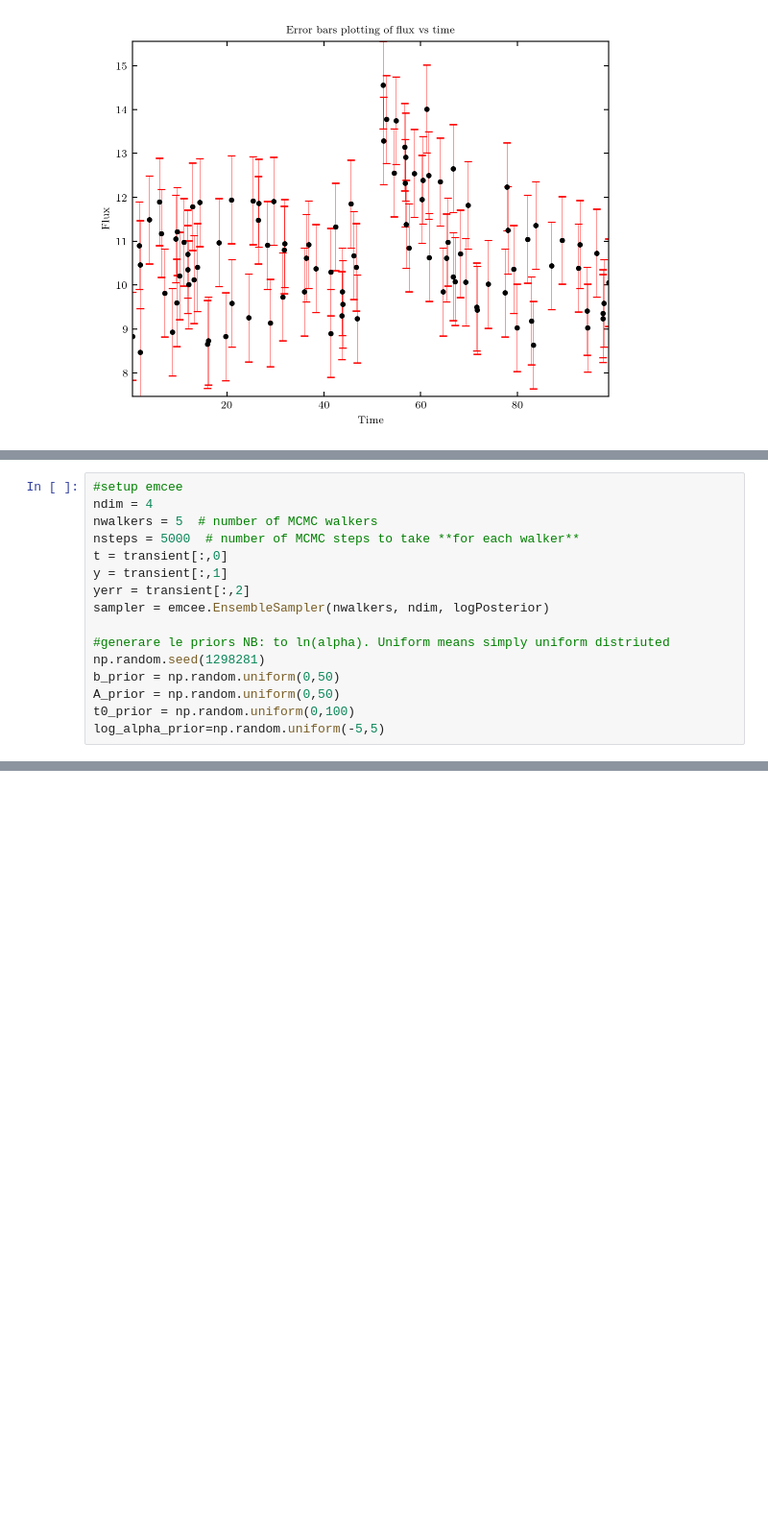
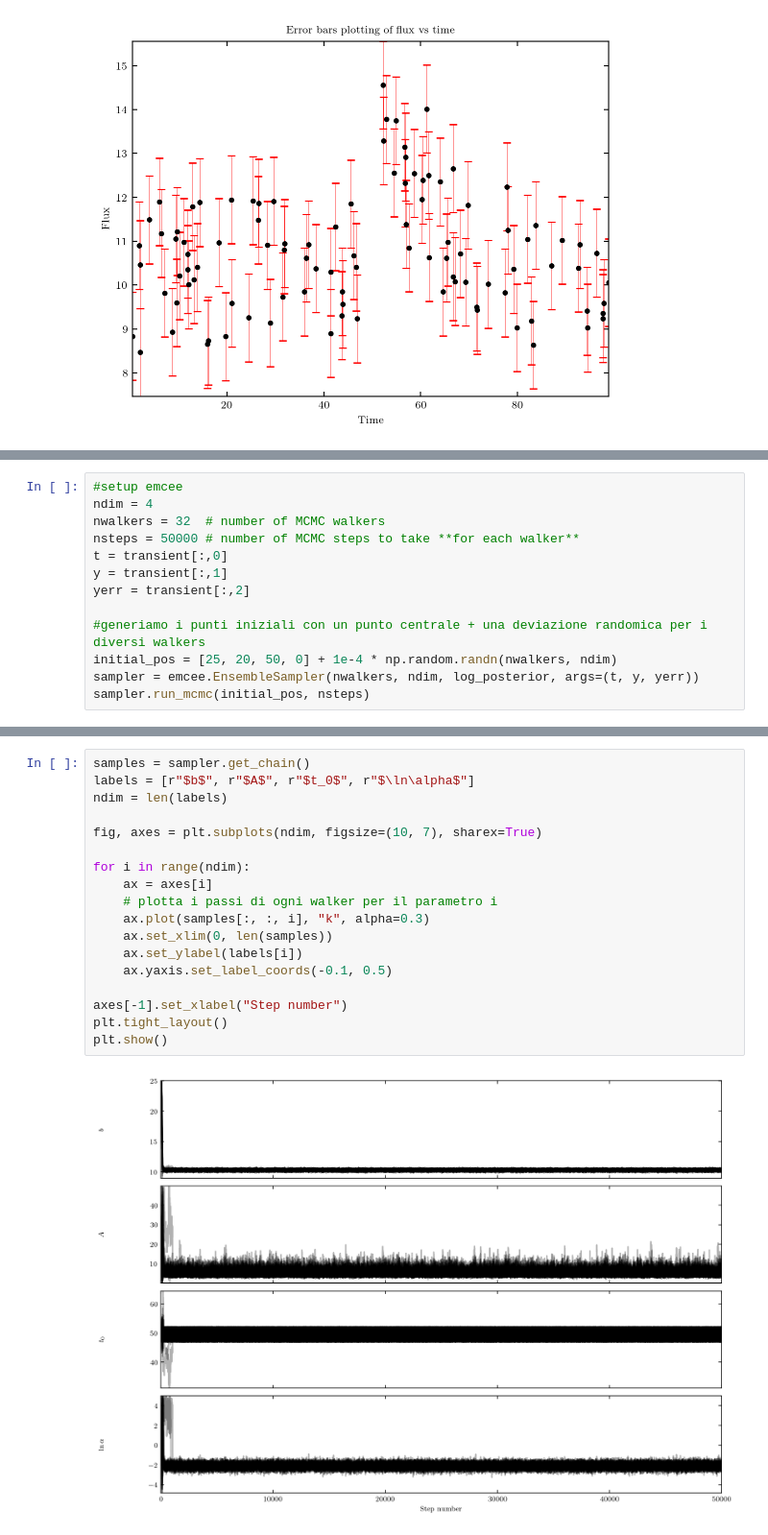
Before and after one commit to loredp02/astrostatistics_bicocca_2026, a Jupyter notebook: my_codes/ex_L11_Transient_Universe.ipynb, the cells around one changed output, grey strips where cells are left out. Shown at 96% size. Cells and saved outputs as stored; diff of their text form; blank space fills up the shorter version.

```diff
--- a/my_codes/ex_L11_Transient_Universe.ipynb
+++ b/my_codes/ex_L11_Transient_Universe.ipynb
@@ -114,16 +118,13 @@ def logPosterior(t, yerr):
 # %%
 #setup emcee
 ndim = 4
-nwalkers = 5  # number of MCMC walkers
-nsteps = 5000  # number of MCMC steps to take **for each walker**
+nwalkers = 32  # number of MCMC walkers
+nsteps = 50000 # number of MCMC steps to take **for each walker**
 t = transient[:,0]
 y = transient[:,1]
 yerr = transient[:,2]
-sampler = emcee.EnsembleSampler(nwalkers, ndim, logPosterior)
 
-#generare le priors NB: to ln(alpha). Uniform means simply uniform distriuted
-np.random.seed(1298281)
-b_prior = np.random.uniform(0,50)
-A_prior = np.random.uniform(0,50)
-t0_prior = np.random.uniform(0,100)
-log_alpha_prior=np.random.uniform(-5,5)
+#generiamo i punti iniziali con un punto centrale + una deviazione randomica per i diversi walkers
+initial_pos = [25, 20, 50, 0] + 1e-4 * np.random.randn(nwalkers, ndim)
+sampler = emcee.EnsembleSampler(nwalkers, ndim, log_posterior, args=(t, y, yerr))
+sampler.run_mcmc(initial_pos, nsteps)
@@ -129,0 +149,20 @@ log_alpha_prior=np.random.uniform(-5,5)
+# %%
+samples = sampler.get_chain()
+labels = [r"$b$", r"$A$", r"$t_0$", r"$\ln\alpha$"]
+ndim = len(labels)
+
+fig, axes = plt.subplots(ndim, figsize=(10, 7), sharex=True)
+
+for i in range(ndim):
+    ax = axes[i]
+    # plotta i passi di ogni walker per il parametro i
+    ax.plot(samples[:, :, i], "k", alpha=0.3)
+    ax.set_xlim(0, len(samples))
+    ax.set_ylabel(labels[i])
+    ax.yaxis.set_label_coords(-0.1, 0.5)
+
+axes[-1].set_xlabel("Step number")
+plt.tight_layout()
+plt.show()
+# %% [output]
+[figure, added]
```
Also changed, not shown: parts of 6 cells of this notebook, 1 other file.
